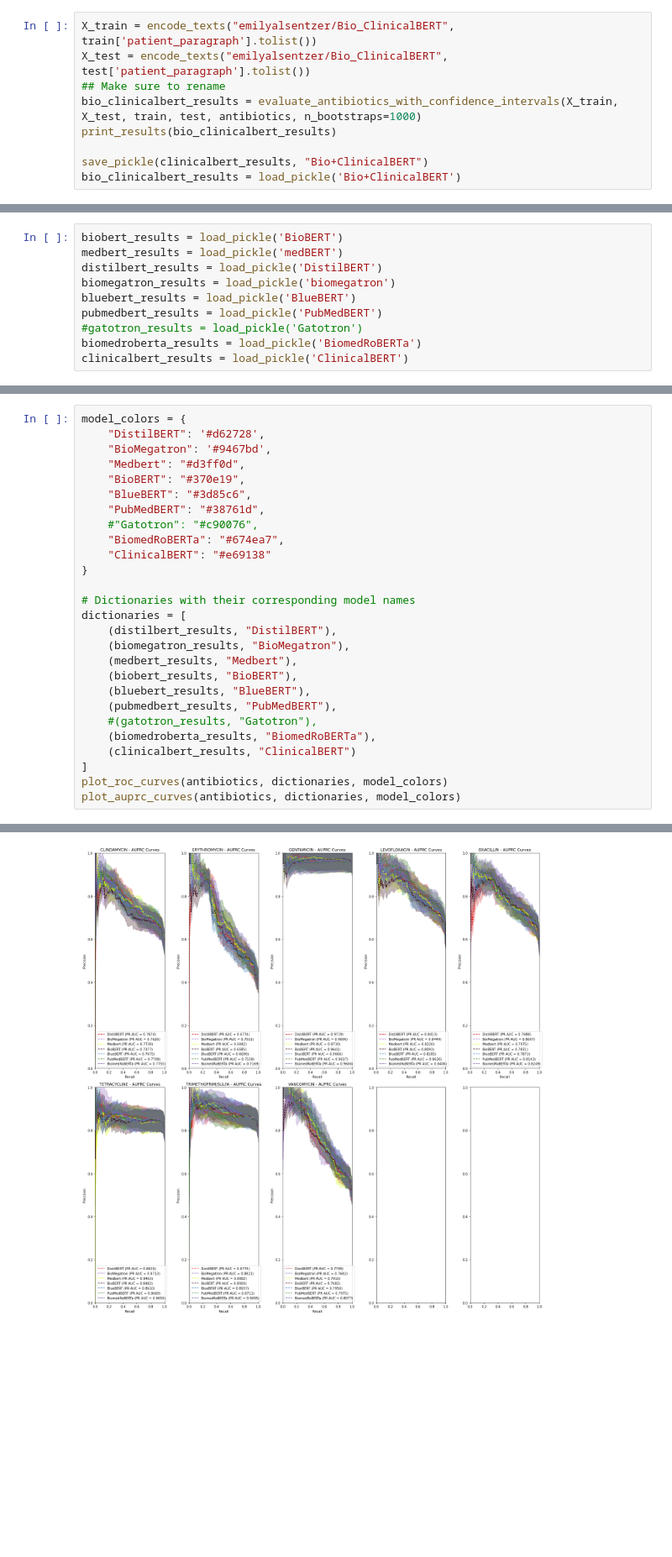
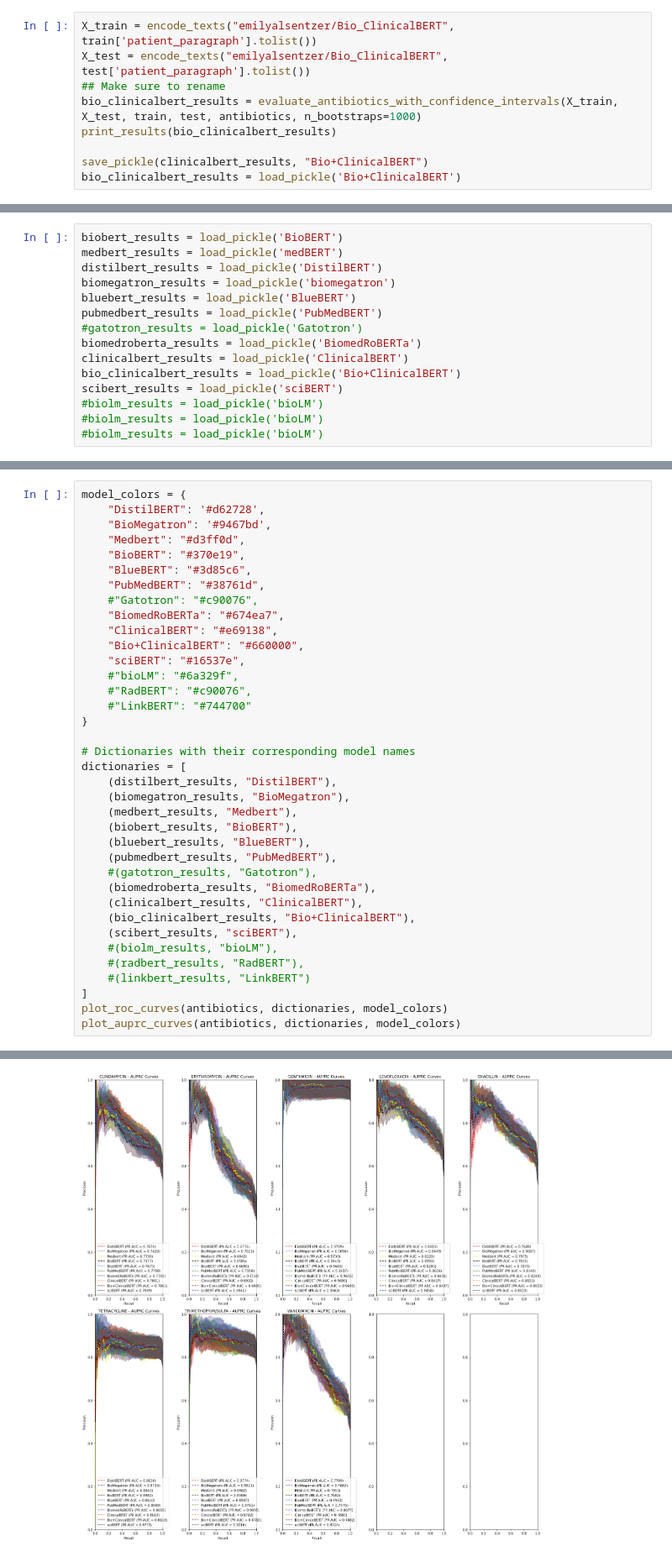
Before and after one commit to Simonlee711/antibiotics-fm-benchmark, a Jupyter notebook: benchmark.ipynb, the cells around one changed output, grey strips where cells are left out. Shown at 84% size. Cells and saved outputs as stored; diff of their text form; blank space fills up the shorter version.

Commit message:
new plot

```diff
--- a/benchmark.ipynb
+++ b/benchmark.ipynb
@@ -337,6 +304,11 @@ pubmedbert_results = load_pickle('PubMedBERT')
 #gatotron_results = load_pickle('Gatotron')
 biomedroberta_results = load_pickle('BiomedRoBERTa')
 clinicalbert_results = load_pickle('ClinicalBERT')
+bio_clinicalbert_results = load_pickle('Bio+ClinicalBERT')
+scibert_results = load_pickle('sciBERT')
+#biolm_results = load_pickle('bioLM')
+#biolm_results = load_pickle('bioLM')
+#biolm_results = load_pickle('bioLM')
 # %% [output]
 The variable BioBERT has been loaded successfully.
 The variable medBERT has been loaded successfully.
@@ -355,7 +330,12 @@ model_colors = {
     "PubMedBERT": "#38761d",
     #"Gatotron": "#c90076",
     "BiomedRoBERTa": "#674ea7",
-    "ClinicalBERT": "#e69138"
+    "ClinicalBERT": "#e69138",
+    "Bio+ClinicalBERT": "#660000",
+    "sciBERT": "#16537e",
+    #"bioLM": "#6a329f",
+    #"RadBERT": "#c90076",
+    #"LinkBERT": "#744700"
 }
 
 # Dictionaries with their corresponding model names
@@ -368,7 +348,12 @@ dictionaries = [
     (pubmedbert_results, "PubMedBERT"),
     #(gatotron_results, "Gatotron"),
     (biomedroberta_results, "BiomedRoBERTa"),
-    (clinicalbert_results, "ClinicalBERT")
+    (clinicalbert_results, "ClinicalBERT"),
+    (bio_clinicalbert_results, "Bio+ClinicalBERT"),
+    (scibert_results, "sciBERT"),
+    #(biolm_results, "bioLM"),
+    #(radbert_results, "RadBERT"),
+    #(linkbert_results, "LinkBERT")
 ]
 plot_roc_curves(antibiotics, dictionaries, model_colors)
 plot_auprc_curves(antibiotics, dictionaries, model_colors)
@@ -377 +362 @@ plot_auprc_curves(antibiotics, dictionaries, model_colors)
-[figure, old version]
+[figure, new version]
```
Also changed, not shown: parts of 12 cells of this notebook, 2 other files.
